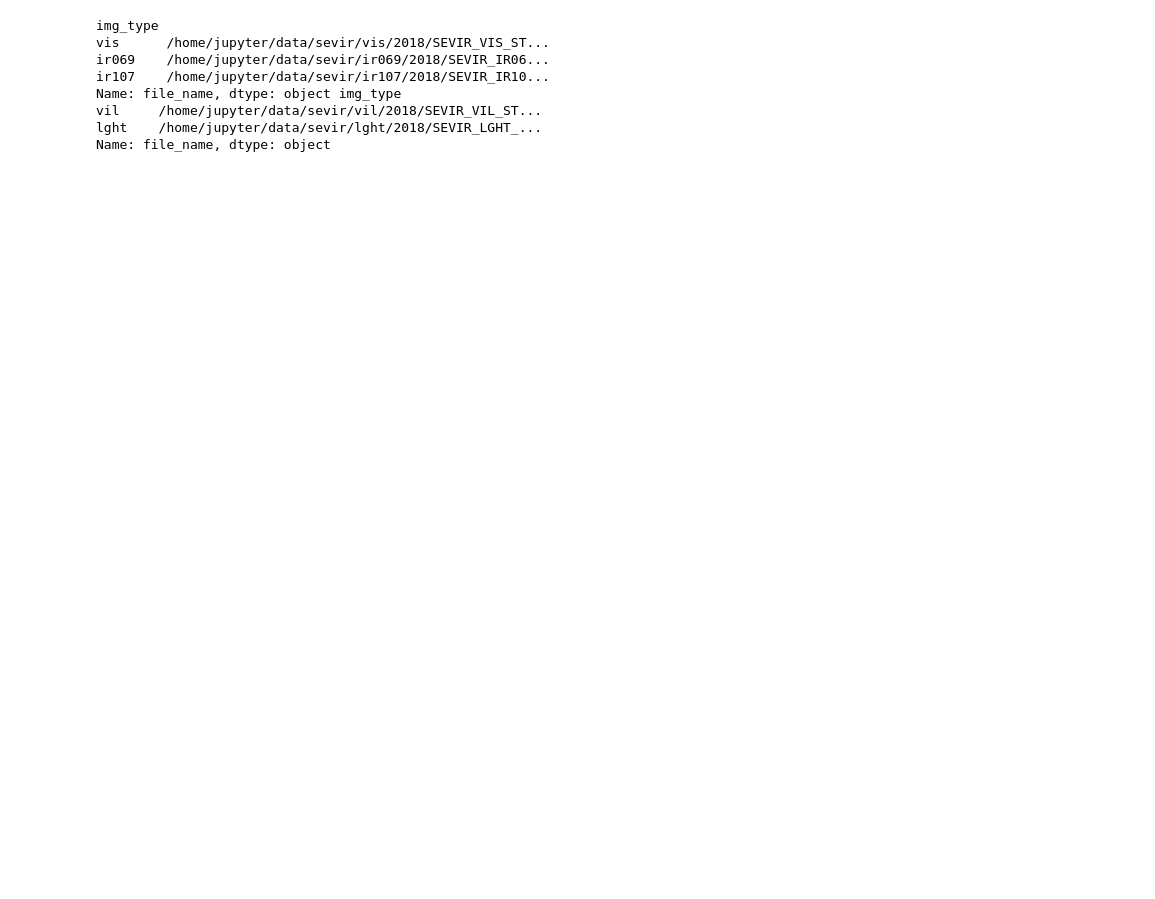
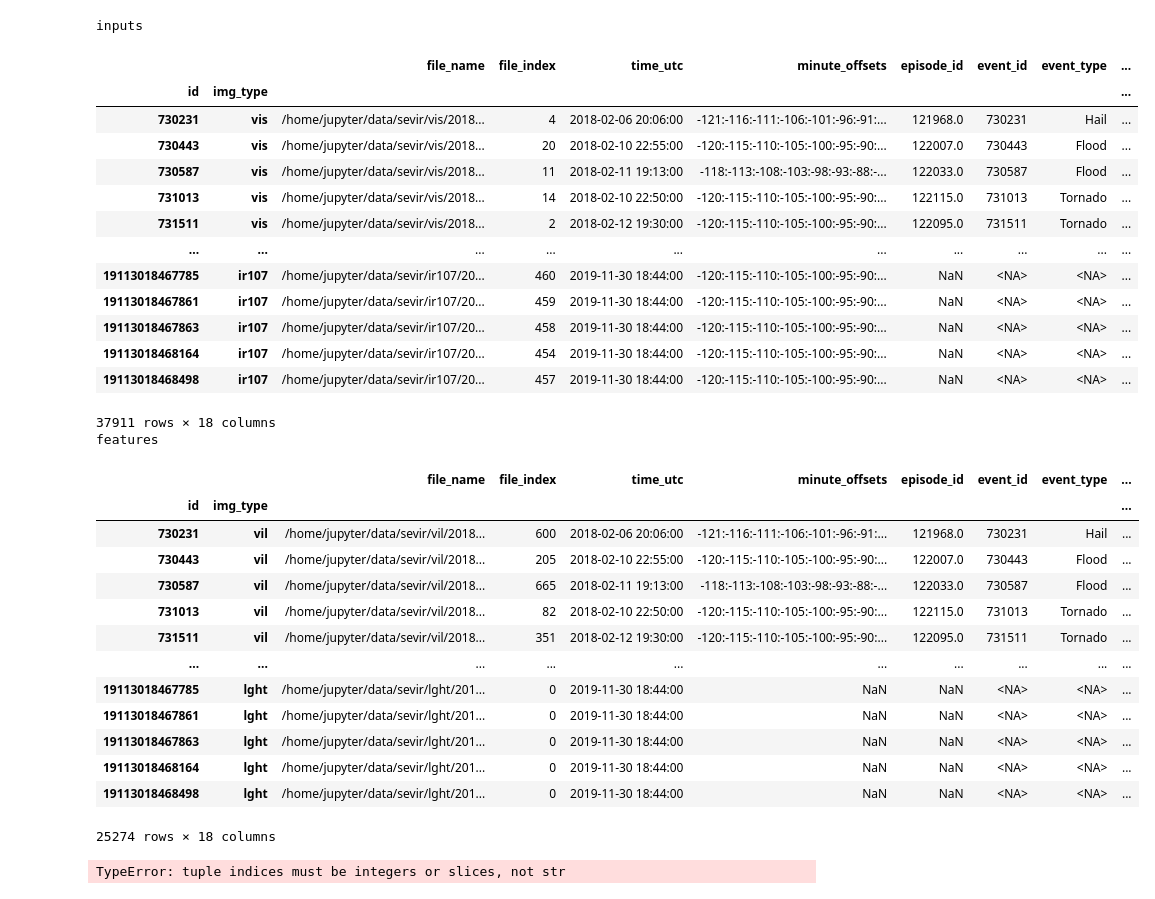
Before and after one commit to leaver2000/sevirs, a Jupyter notebook: notebook.ipynb, the cells around one changed output. Drawn from its saved outputs; the diff is of its cells as text; code cells hidden in the pictures; blank space fills up the shorter version.

```diff
--- a/notebook.ipynb
+++ b/notebook.ipynb
@@ -244,6 +244,7 @@ class SEVIRLoader:
         catalog: str = "CATALOG.csv",
         shuffle: int = 0,
         validate_paths: bool = False,
+        batch_size: int = 32,
     ) -> None:
         cat = SEVIRCatalog(catalog, image_types=set(inputs + features), shuffle=shuffle)
 
@@ -256,6 +257,7 @@ class SEVIRLoader:
         self.index = cat.index.get_level_values(ID).unique()
         self.inputs, self.features = cat.split(inputs, features)
         self.cat = cat
+        self.batch_size = batch_size
 
     def get_batch(self, idx: int) -> tuple[pd.Series, pd.Series]:
         inputs = self.inputs.loc[idx, :]
@@ -266,42 +268,68 @@ class SEVIRLoader:
         return self.get_batch(self.index[idx])
 
     def __len__(self) -> int:
         return len(self.index)
 
     def _repr_html_(self):
         return f"""\
 <h3>inputs</h3>
 {html(self.inputs)}
 <h3>features</h3>
 {html(self.features)}"""
 
     def __repr__(self):
         return f"""\
 [inputs]
 {repr(self.inputs)}
 [features]
 {repr(self.features)}"""
 
     def __iter__(self) -> tuple[pd.Series, pd.Series]:
-        yield from (self.get_batch(idx) for idx in self.index)
+        yield from (self.get_batch(idx)[FILE_NAME] for idx in self.index)
 
 
 loader = SEVIRLoader(
     [SEVIRTypes.VISIBLE, SEVIRTypes.IR_069, SEVIRTypes.IR_107],
     [SEVIRTypes.VERTICALLY_INTEGRATED_LIQUID, SEVIRTypes.LIGHTNING],
     path_to_sevir="/home/jupyter/data/sevir",
     catalog="CATALOG.csv",
     shuffle=0,
 )
-for feature, inputs in loader:
-    print(feature, inputs)
-    break
+loader
 # %% [output]
-img_type
-vis      /home/jupyter/data/sevir/vis/2018/SEVIR_VIS_ST...
-ir069    /home/jupyter/data/sevir/ir069/2018/SEVIR_IR06...
-ir107    /home/jupyter/data/sevir/ir107/2018/SEVIR_IR10...
-Name: file_name, dtype: object img_type
-vil     /home/jupyter/data/sevir/vil/2018/SEVIR_VIL_ST...
-lght    /home/jupyter/data/sevir/lght/2018/SEVIR_LGHT_...
-Name: file_name, dtype: object
+inputs
+|  |  | file_name | file_index | time_utc | minute_offsets | episode_id | event_id | event_type | ... |
+| id | img_type |  |  |  |  |  |  |  | ... |
+| 730231 | vis | /home/jupyter/data/sevir/vis/2018... | 4 | 2018-02-06 20:06:00 | -121:-116:-111:-106:-101:-96:-91:... | 121968.0 | 730231 | Hail | ... |
+| 730443 | vis | /home/jupyter/data/sevir/vis/2018... | 20 | 2018-02-10 22:55:00 | -120:-115:-110:-105:-100:-95:-90:... | 122007.0 | 730443 | Flood | ... |
+| 730587 | vis | /home/jupyter/data/sevir/vis/2018... | 11 | 2018-02-11 19:13:00 | -118:-113:-108:-103:-98:-93:-88:-... | 122033.0 | 730587 | Flood | ... |
+| 731013 | vis | /home/jupyter/data/sevir/vis/2018... | 14 | 2018-02-10 22:50:00 | -120:-115:-110:-105:-100:-95:-90:... | 122115.0 | 731013 | Tornado | ... |
+| 731511 | vis | /home/jupyter/data/sevir/vis/2018... | 2 | 2018-02-12 19:30:00 | -120:-115:-110:-105:-100:-95:-90:... | 122095.0 | 731511 | Tornado | ... |
+| ... | ... | ... | ... | ... | ... | ... | ... | ... | ... |
+| 19113018467785 | ir107 | /home/jupyter/data/sevir/ir107/20... | 460 | 2019-11-30 18:44:00 | -120:-115:-110:-105:-100:-95:-90:... | NaN | <NA> | <NA> | ... |
+| 19113018467861 | ir107 | /home/jupyter/data/sevir/ir107/20... | 459 | 2019-11-30 18:44:00 | -120:-115:-110:-105:-100:-95:-90:... | NaN | <NA> | <NA> | ... |
+| 19113018467863 | ir107 | /home/jupyter/data/sevir/ir107/20... | 458 | 2019-11-30 18:44:00 | -120:-115:-110:-105:-100:-95:-90:... | NaN | <NA> | <NA> | ... |
+| 19113018468164 | ir107 | /home/jupyter/data/sevir/ir107/20... | 454 | 2019-11-30 18:44:00 | -120:-115:-110:-105:-100:-95:-90:... | NaN | <NA> | <NA> | ... |
+| 19113018468498 | ir107 | /home/jupyter/data/sevir/ir107/20... | 457 | 2019-11-30 18:44:00 | -120:-115:-110:-105:-100:-95:-90:... | NaN | <NA> | <NA> | ... |
+37911 rows × 18 columns
+features
+|  |  | file_name | file_index | time_utc | minute_offsets | episode_id | event_id | event_type | ... |
+| id | img_type |  |  |  |  |  |  |  | ... |
+| 730231 | vil | /home/jupyter/data/sevir/vil/2018... | 600 | 2018-02-06 20:06:00 | -121:-116:-111:-106:-101:-96:-91:... | 121968.0 | 730231 | Hail | ... |
+| 730443 | vil | /home/jupyter/data/sevir/vil/2018... | 205 | 2018-02-10 22:55:00 | -120:-115:-110:-105:-100:-95:-90:... | 122007.0 | 730443 | Flood | ... |
+| 730587 | vil | /home/jupyter/data/sevir/vil/2018... | 665 | 2018-02-11 19:13:00 | -118:-113:-108:-103:-98:-93:-88:-... | 122033.0 | 730587 | Flood | ... |
+| 731013 | vil | /home/jupyter/data/sevir/vil/2018... | 82 | 2018-02-10 22:50:00 | -120:-115:-110:-105:-100:-95:-90:... | 122115.0 | 731013 | Tornado | ... |
+| 731511 | vil | /home/jupyter/data/sevir/vil/2018... | 351 | 2018-02-12 19:30:00 | -120:-115:-110:-105:-100:-95:-90:... | 122095.0 | 731511 | Tornado | ... |
+| ... | ... | ... | ... | ... | ... | ... | ... | ... | ... |
+| 19113018467785 | lght | /home/jupyter/data/sevir/lght/201... | 0 | 2019-11-30 18:44:00 | NaN | NaN | <NA> | <NA> | ... |
+| 19113018467861 | lght | /home/jupyter/data/sevir/lght/201... | 0 | 2019-11-30 18:44:00 | NaN | NaN | <NA> | <NA> | ... |
+| 19113018467863 | lght | /home/jupyter/data/sevir/lght/201... | 0 | 2019-11-30 18:44:00 | NaN | NaN | <NA> | <NA> | ... |
+| 19113018468164 | lght | /home/jupyter/data/sevir/lght/201... | 0 | 2019-11-30 18:44:00 | NaN | NaN | <NA> | <NA> | ... |
+| 19113018468498 | lght | /home/jupyter/data/sevir/lght/201... | 0 | 2019-11-30 18:44:00 | NaN | NaN | <NA> | <NA> | ... |
+25274 rows × 18 columns
+# %%
+for feature, inputs in loader:
+    print(feature, inputs)
+    break
+# %% [output]
+TypeError: tuple indices must be integers or slices, not str
```
Also changed, not shown: parts of 1 cell of this notebook.
